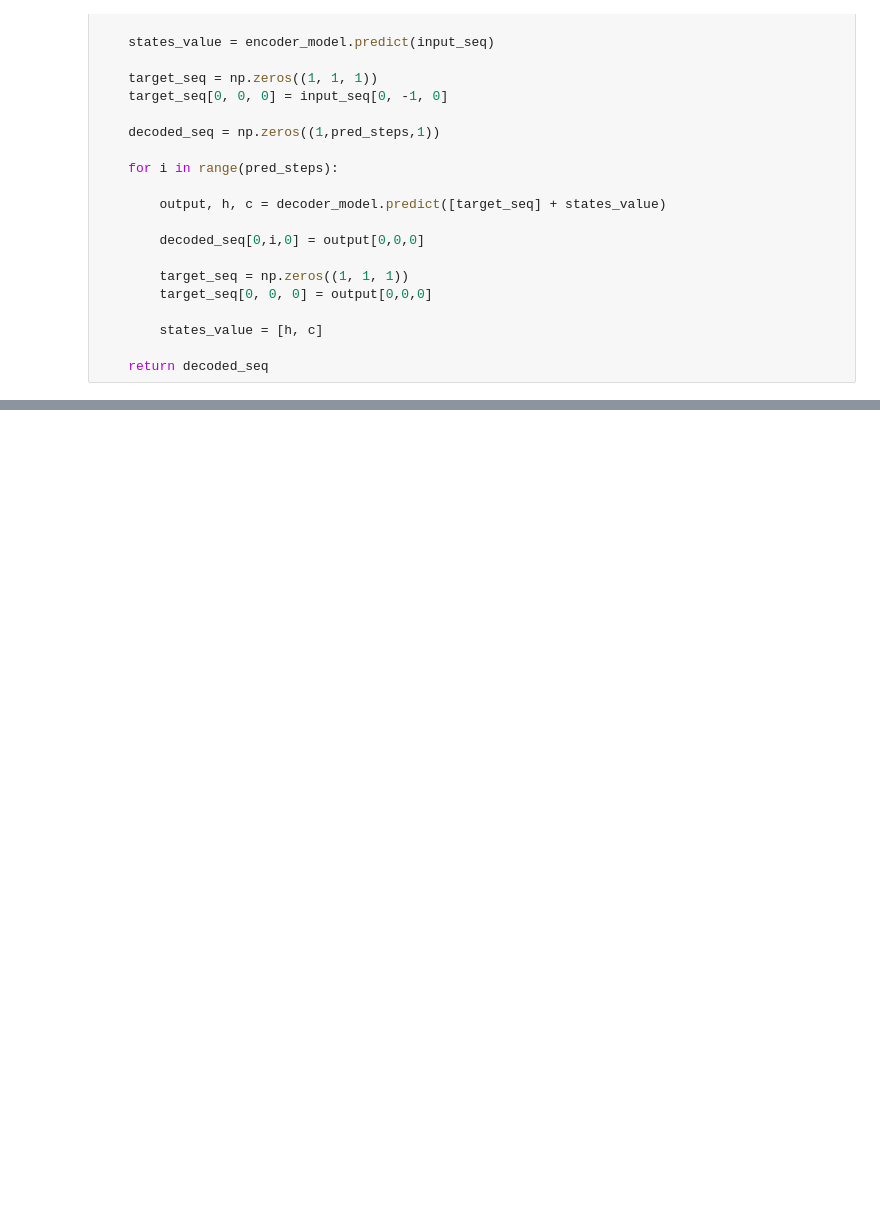
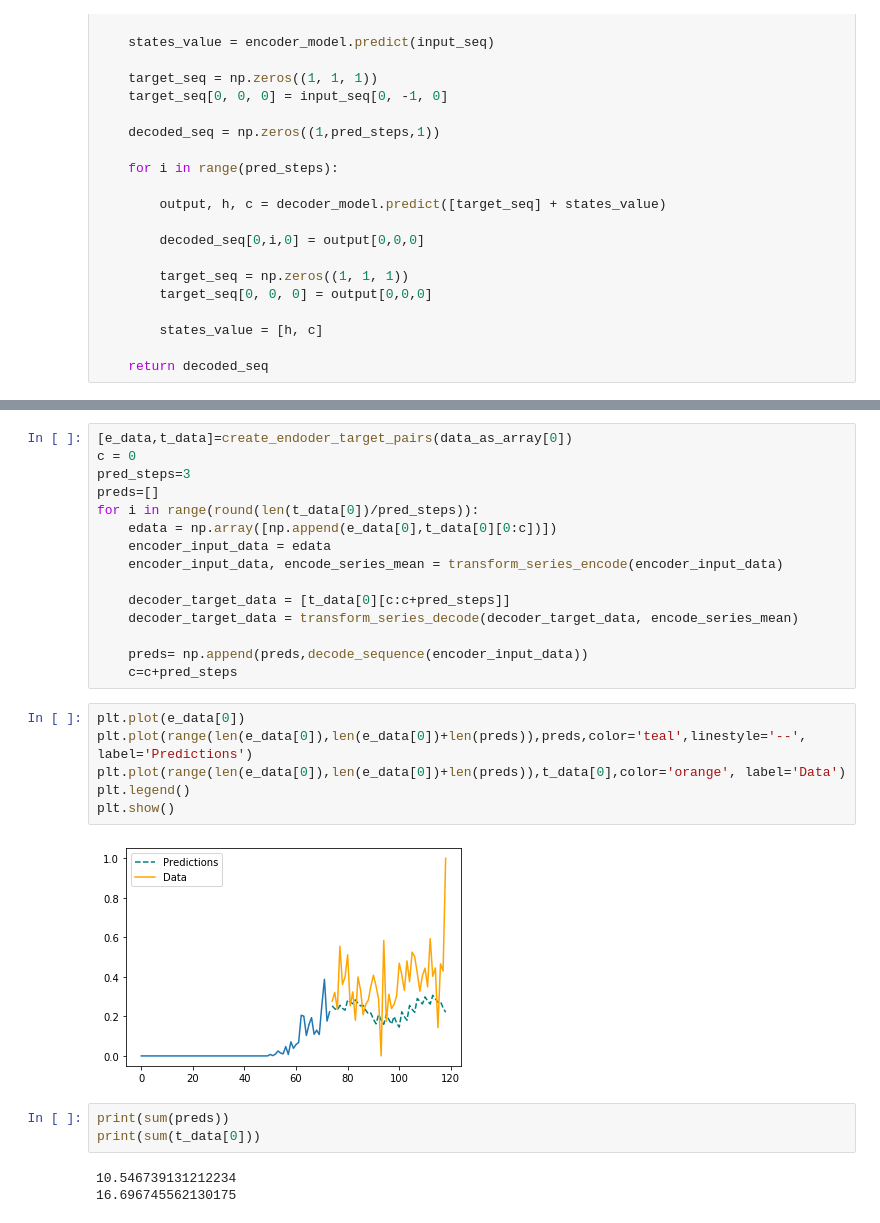
Before and after one commit to shlizee/Seq2SeqEpidemics, a Jupyter notebook: Working with new data from Kaggle.ipynb, the cells around one changed output, grey strips where cells are left out. Saved outputs shown, nothing was run; the diff lists cells and outputs as text; blank space fills up the shorter version.

```diff
--- a/Working with new data from Kaggle.ipynb
+++ b/Working with new data from Kaggle.ipynb
@@ -517,0 +533,29 @@ preds= predict_and_plot(encoder_input_data, decoder_target_data, 0)
+# %%
+[e_data,t_data]=create_endoder_target_pairs(data_as_array[0])
+c = 0
+pred_steps=3
+preds=[]
+for i in range(round(len(t_data[0])/pred_steps)):
+    edata = np.array([np.append(e_data[0],t_data[0][0:c])])
+    encoder_input_data = edata
+    encoder_input_data, encode_series_mean = transform_series_encode(encoder_input_data)
+
+    decoder_target_data = [t_data[0][c:c+pred_steps]]
+    decoder_target_data = transform_series_decode(decoder_target_data, encode_series_mean)
+
+    preds= np.append(preds,decode_sequence(encoder_input_data))
+    c=c+pred_steps
+# %%
+plt.plot(e_data[0])
+plt.plot(range(len(e_data[0]),len(e_data[0])+len(preds)),preds,color='teal',linestyle='--', label='Predictions')
+plt.plot(range(len(e_data[0]),len(e_data[0])+len(preds)),t_data[0],color='orange', label='Data')
+plt.legend()
+plt.show()
+# %% [output]
+[figure, added]
+# %%
+print(sum(preds))
+print(sum(t_data[0]))
+# %% [output]
+10.546739131212234
+16.696745562130175
```
Also changed, not shown: parts of 12 cells of this notebook.
